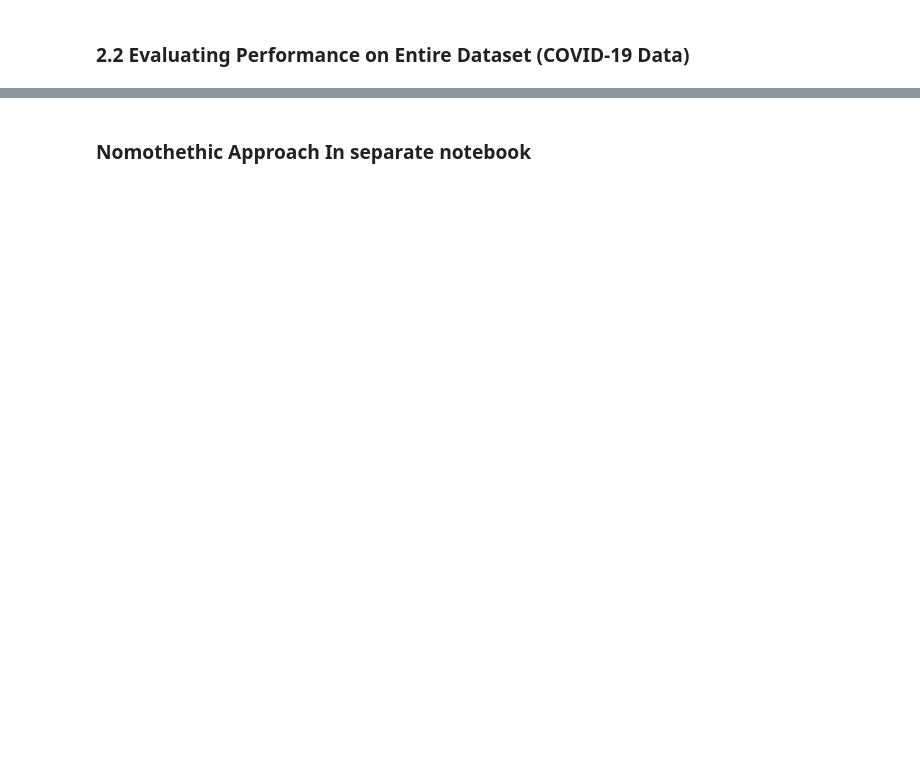
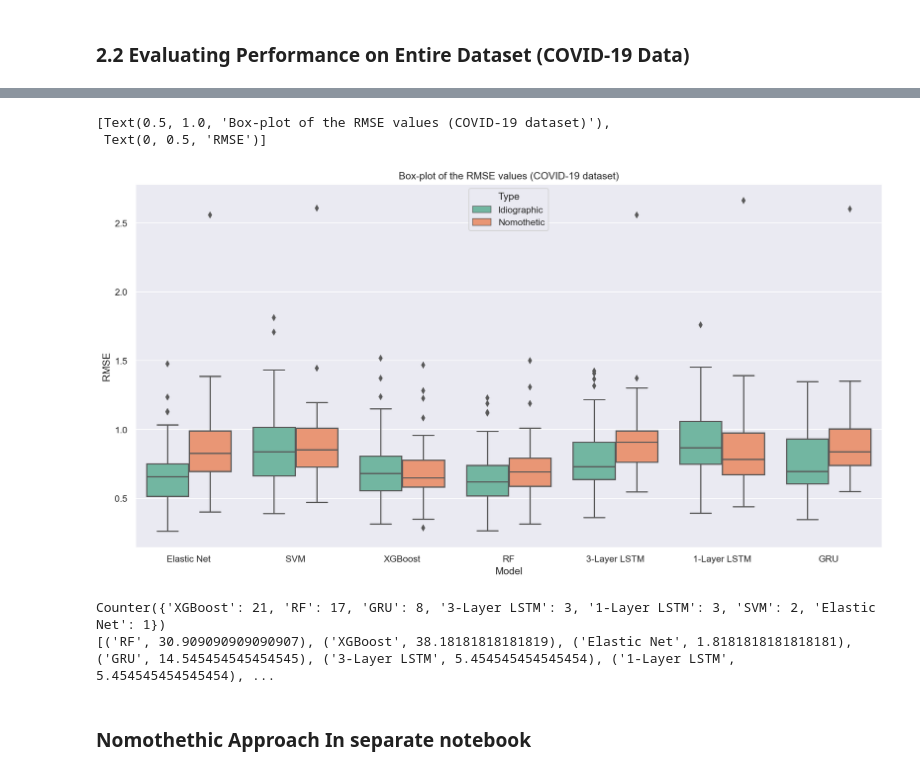
Before and after one commit to RoscaAlex00/DLTimeSeries, a Jupyter notebook: forecasting.ipynb, the cells around one changed output, grey strips where cells are left out. Saved outputs shown, nothing was run; the diff lists cells and outputs as text; code cells hidden in the pictures; blank space fills up the shorter version.

```diff
--- a/forecasting.ipynb
+++ b/forecasting.ipynb
@@ -770,2 +801,50 @@ df.to_csv('idiographic.csv')
+# %%
+boxplot_2 = sns.boxplot(data=results_covid, y='RMSE', x='Model', palette="Set2", hue='Type')
+boxplot_2.set(title='Box-plot of the RMSE values (COVID-19 dataset)', ylabel='RMSE')
+# %% [output]
+[Text(0.5, 1.0, 'Box-plot of the RMSE values (COVID-19 dataset)'),
+ Text(0, 0.5, 'RMSE')]
+[figure, added]
+# %%
+from collections import Counter
+
+idiographic_alcohol = results_alcohol.loc[results_alcohol['Type'] == 'Idiographic']
+# print(idiographic_alcohol.groupby(['Model']).mean())
+nomothetic_alcohol = results_alcohol.loc[results_alcohol['Type'] == 'Nomothetic']
+idiographic_covid = results_covid.loc[results_covid['Type'] == 'Idiographic']
+nomothetic_covid = results_covid.loc[results_covid['Type'] == 'Nomothetic']
+# print(nomothetic_covid.groupby(['Model']).mean())
+
+def best_for_individual(dataframe, metric):
+
+    df_list = [d for _, d in dataframe.groupby(['Model'])]
+
+    min_rmse_list = []
+    min_name_list = []
+
+    for x in range(len(df_list[0])):
+        name = ''
+        min_val = 100
+        for d in df_list:
+            row = d.iloc[x]
+
+            if row[metric] < min_val:
+                min_val = row[metric]
+                name = row['Model']
+
+        min_name_list.append(name)
+        min_rmse_list.append(min_val)
+
+    proportion = Counter(min_name_list)
+    # proportion = proportion.values() / len(min_name_list)
+
+    print(proportion)
+    print([(i, proportion[i] / len(min_name_list) * 100.0) for i in proportion])
+
+
+best_for_individual(nomothetic_covid, 'MAE')
+# %% [output]
+Counter({'XGBoost': 21, 'RF': 17, 'GRU': 8, '3-Layer LSTM': 3, '1-Layer LSTM': 3, 'SVM': 2, 'Elastic Net': 1})
+[('RF', 30.909090909090907), ('XGBoost', 38.18181818181819), ('Elastic Net', 1.8181818181818181), ('GRU', 14.545454545454545), ('3-Layer LSTM', 5.454545454545454), ('1-Layer LSTM', 5.454545454545454), ...
 # %% [markdown]
 ### Nomothethic Approach In separate notebook
```
Also changed, not shown: parts of 14 cells of this notebook, 10 other files.
